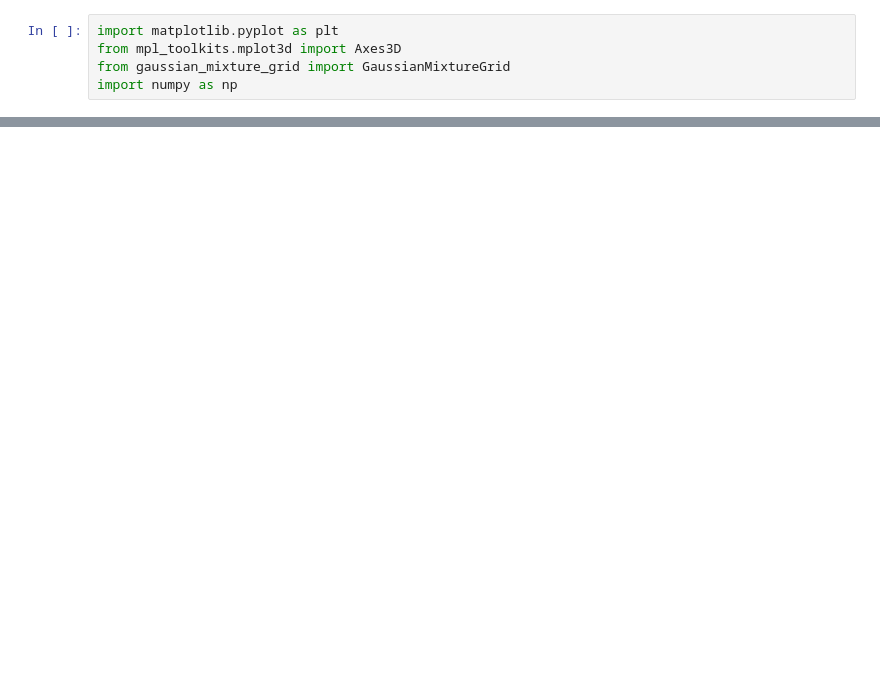
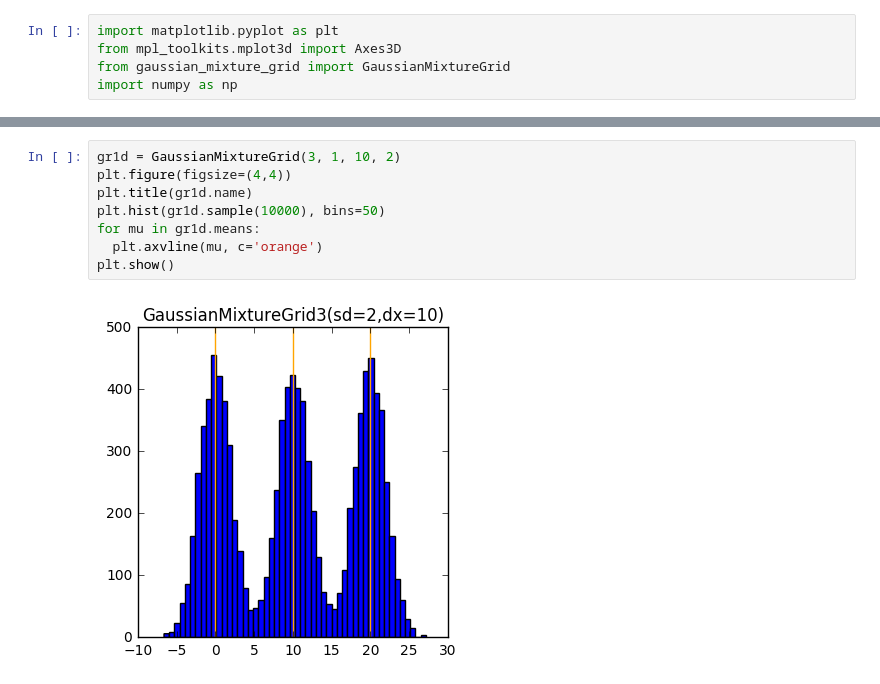
Before and after one commit to asross/cs205-project, a Jupyter notebook: datasets/mixture-grid.ipynb, the cells around one changed output, grey strips where cells are left out. Cells and saved outputs as stored; diff of their text form; blank space fills up the shorter version.

```diff
--- a/datasets/mixture-grid.ipynb
+++ b/datasets/mixture-grid.ipynb
@@ -6 +10,11 @@ import numpy as np
+# %%
+gr1d = GaussianMixtureGrid(3, 1, 10, 2)
+plt.figure(figsize=(4,4))
+plt.title(gr1d.name)
+plt.hist(gr1d.sample(10000), bins=50)
+for mu in gr1d.means:
+  plt.axvline(mu, c='orange')
+plt.show()
+# %% [output]
+[figure, added]
 # %%
```
Also changed, not shown: parts of 15 cells of this notebook, 1 other file.
